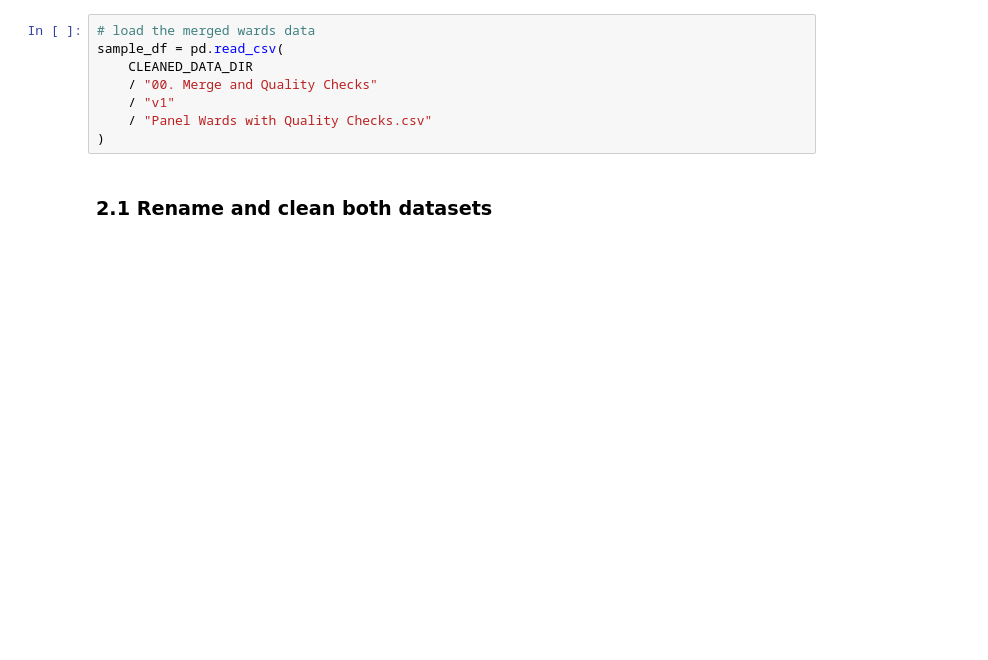
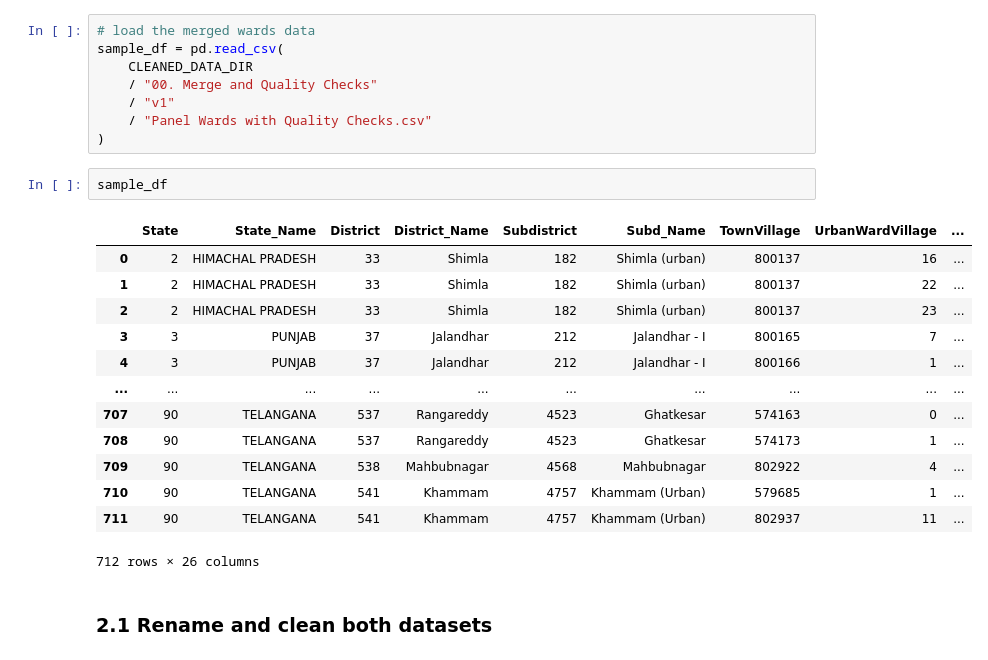
Before and after one commit to IDinsight/rooftop_sampling, a Jupyter notebook: Panel/load_match_sample_v1.ipynb, the cells around one changed output. Saved outputs shown, nothing was run; the diff lists cells and outputs as text; blank space fills up the shorter version.

```diff
--- a/Panel/load_match_sample_v1.ipynb
+++ b/Panel/load_match_sample_v1.ipynb
@@ -67,6 +72,22 @@ sample_df = pd.read_csv(
     / "v1"
     / "Panel Wards with Quality Checks.csv"
 )
+# %%
+sample_df
+# %% [output]
+|  | State | State_Name | District | District_Name | Subdistrict | Subd_Name | TownVillage | UrbanWardVillage | ... |
+| 0 | 2 | HIMACHAL PRADESH | 33 | Shimla | 182 | Shimla (urban) | 800137 | 16 | ... |
+| 1 | 2 | HIMACHAL PRADESH | 33 | Shimla | 182 | Shimla (urban) | 800137 | 22 | ... |
+| 2 | 2 | HIMACHAL PRADESH | 33 | Shimla | 182 | Shimla (urban) | 800137 | 23 | ... |
+| 3 | 3 | PUNJAB | 37 | Jalandhar | 212 | Jalandhar - I | 800165 | 7 | ... |
+| 4 | 3 | PUNJAB | 37 | Jalandhar | 212 | Jalandhar - I | 800166 | 1 | ... |
+| ... | ... | ... | ... | ... | ... | ... | ... | ... | ... |
+| 707 | 90 | TELANGANA | 537 | Rangareddy | 4523 | Ghatkesar | 574163 | 0 | ... |
+| 708 | 90 | TELANGANA | 537 | Rangareddy | 4523 | Ghatkesar | 574173 | 1 | ... |
+| 709 | 90 | TELANGANA | 538 | Mahbubnagar | 4568 | Mahbubnagar | 802922 | 4 | ... |
+| 710 | 90 | TELANGANA | 541 | Khammam | 4757 | Khammam (Urban) | 579685 | 1 | ... |
+| 711 | 90 | TELANGANA | 541 | Khammam | 4757 | Khammam (Urban) | 802937 | 11 | ... |
+712 rows × 26 columns
 # %% [markdown]
 ### 2.1 Rename and clean both datasets
 # %%
```
Also changed, not shown: parts of 68 cells of this notebook, 1 other file.
